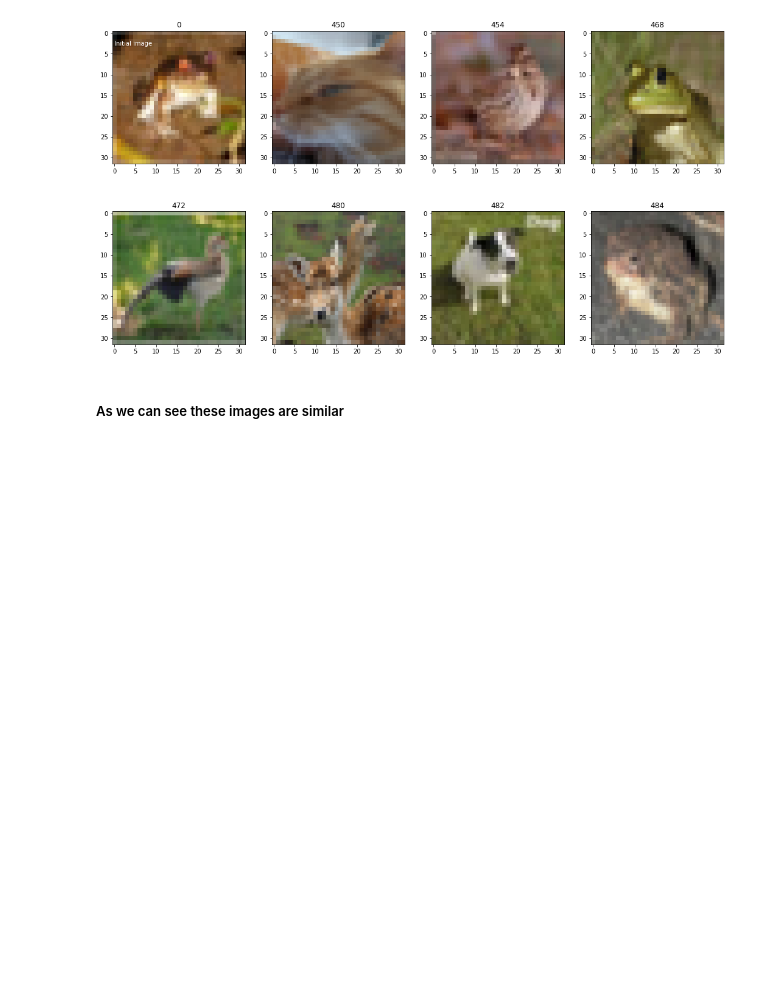
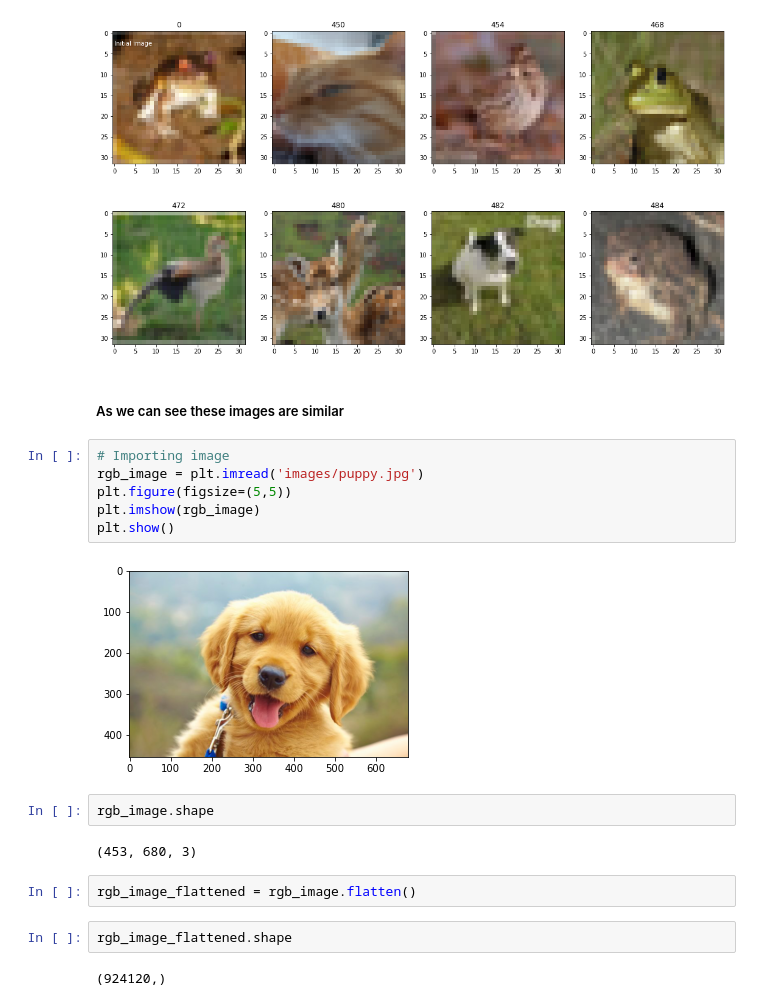
Before and after one commit to mhannani/data-mining-utils, a Jupyter notebook: Task_5.ipynb, the cells around one changed output. Cells and saved outputs as stored; diff of their text form; blank space fills up the shorter version.

```diff
--- a/Task_5.ipynb
+++ b/Task_5.ipynb
@@ -105,3 +105,21 @@ display_similar_images(a, b, 8)
 [figure]
 # %% [markdown]
 ##### As we can see these images are similar
+# %%
+# Importing image
+rgb_image = plt.imread('images/puppy.jpg')
+plt.figure(figsize=(5,5))
+plt.imshow(rgb_image)
+plt.show()
+# %% [output]
+[figure, added]
+# %%
+rgb_image.shape
+# %% [output]
+(453, 680, 3)
+# %%
+rgb_image_flattened = rgb_image.flatten()
+# %%
+rgb_image_flattened.shape
+# %% [output]
+(924120,)
```
Also changed, not shown: 12 other files.
